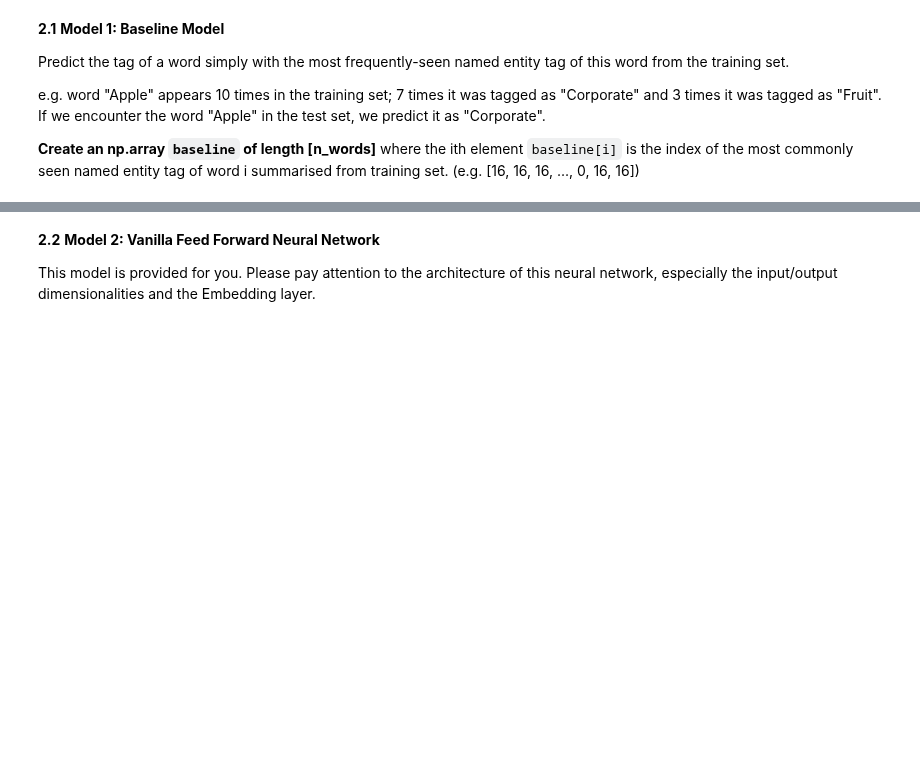
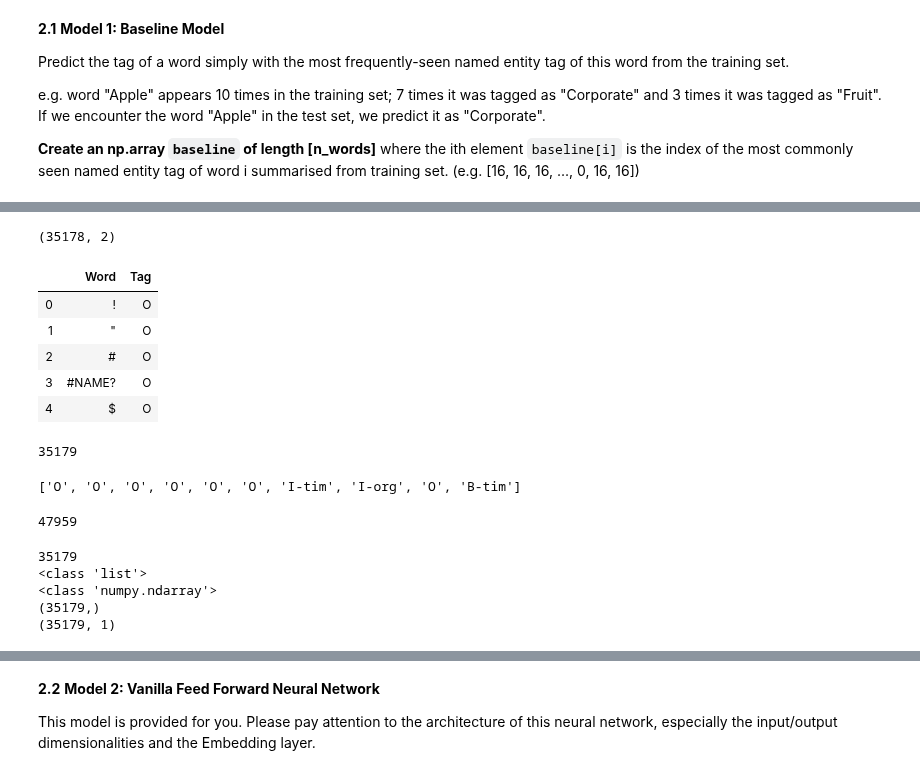
Before and after one commit to gurdeep101/2020-CS109B, a Jupyter notebook: content/homeworks/hw06/cs109b_hw6-submisison.ipynb, the cells around one changed output, grey strips where cells are left out. Cells and saved outputs as stored; diff of their text form; code cells hidden in the pictures; blank space fills up the shorter version.

```diff
--- a/content/homeworks/hw06/cs109b_hw6-submisison.ipynb
+++ b/content/homeworks/hw06/cs109b_hw6-submisison.ipynb
@@ -700,0 +727,43 @@
+# %%
+base_grouped = data.groupby('Word').Tag.max().reset_index()
+print(base_grouped.shape)
+base_grouped.head()
+# %% [output]
+(35178, 2)
+|  | Word | Tag |
+| 0 | ! | O |
+| 1 | " | O |
+| 2 | # | O |
+| 3 | #NAME? | O |
+| 4 | $ | O |
+# %%
+word_tag_list = list(base_grouped.Tag)
+word_tag_list.append('ENDPAD')
+print(len(word_tag_list))
+word_tag_list[:10]
+# %% [output]
+35179
+['O', 'O', 'O', 'O', 'O', 'O', 'I-tim', 'I-org', 'O', 'B-tim']
+# %%
+tag2idx
+# %% [output]
+47959
+# %%
+baseline = []
+
+for i in range(len(word_tag_list)):
+    baseline.append(tag2idx.get(word_tag_list[i]))
+
+print(len(baseline))
+print(type(baseline))
+baseline = np.array(baseline)
+print(type(baseline))
+print(baseline.shape)
+baseline = np.reshape(baseline,(-1,1))
+print(baseline.shape)
+# %% [output]
+35179
+<class 'list'>
+<class 'numpy.ndarray'>
+(35179,)
+(35179, 1)
```
Also changed, not shown: parts of 16 cells of this notebook.
